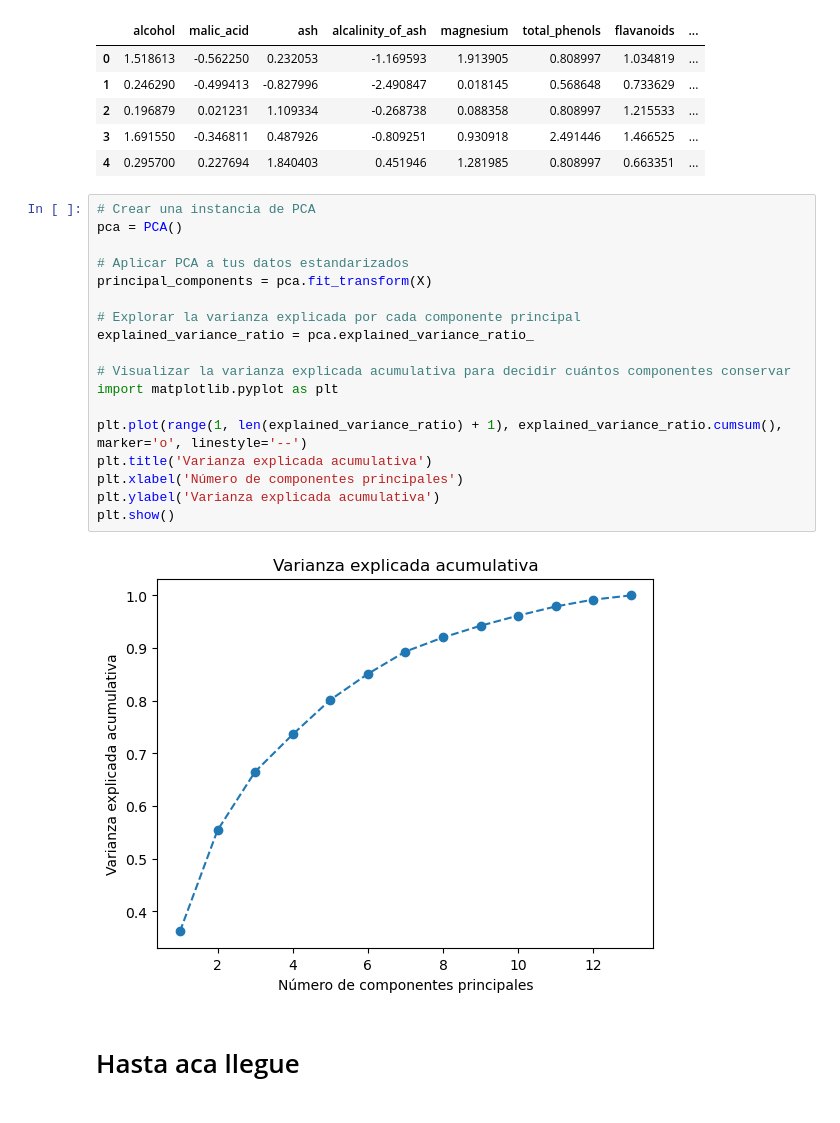
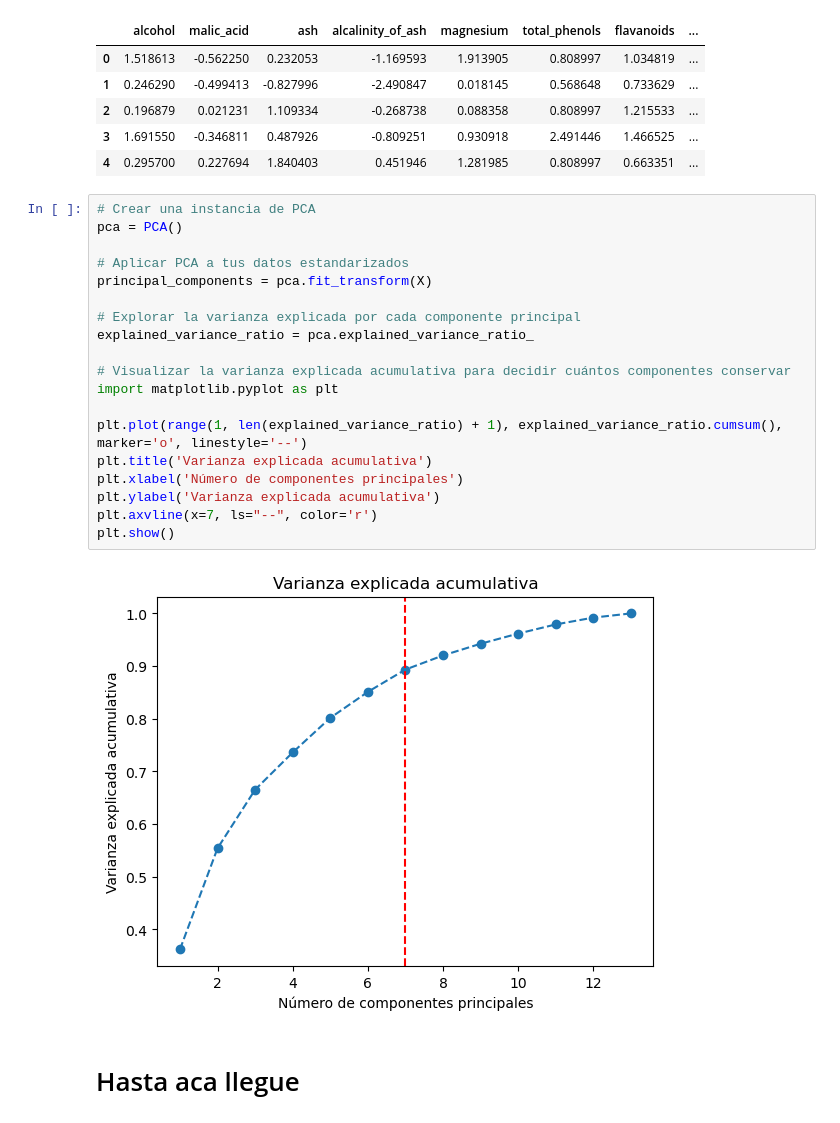
Before and after one commit to Gaddran/VinosMachineLearning, a Jupyter notebook: Notebooks/Laboratorio PCA.ipynb, the cells around one changed output. Cells and saved outputs as stored; diff of their text form.

```diff
--- a/Notebooks/Laboratorio PCA.ipynb
+++ b/Notebooks/Laboratorio PCA.ipynb
@@ -80,23 +80,24 @@ pd.DataFrame(X,columns = load_wine().feature_names).head()
 # %%
 # Crear una instancia de PCA
 pca = PCA()
 
 # Aplicar PCA a tus datos estandarizados
 principal_components = pca.fit_transform(X)
 
 # Explorar la varianza explicada por cada componente principal
 explained_variance_ratio = pca.explained_variance_ratio_
 
 # Visualizar la varianza explicada acumulativa para decidir cuántos componentes conservar
 import matplotlib.pyplot as plt
 
 plt.plot(range(1, len(explained_variance_ratio) + 1), explained_variance_ratio.cumsum(), marker='o', linestyle='--')
 plt.title('Varianza explicada acumulativa')
 plt.xlabel('Número de componentes principales')
 plt.ylabel('Varianza explicada acumulativa')
+plt.axvline(x=7, ls="--", color='r')
 plt.show()
 # %% [output]
-[figure, old version]
+[figure, new version]
 # %% [markdown]
 # Hasta aca llegue
 # %%
```
Also changed, not shown: parts of 8 cells of this notebook, 1 other file.
